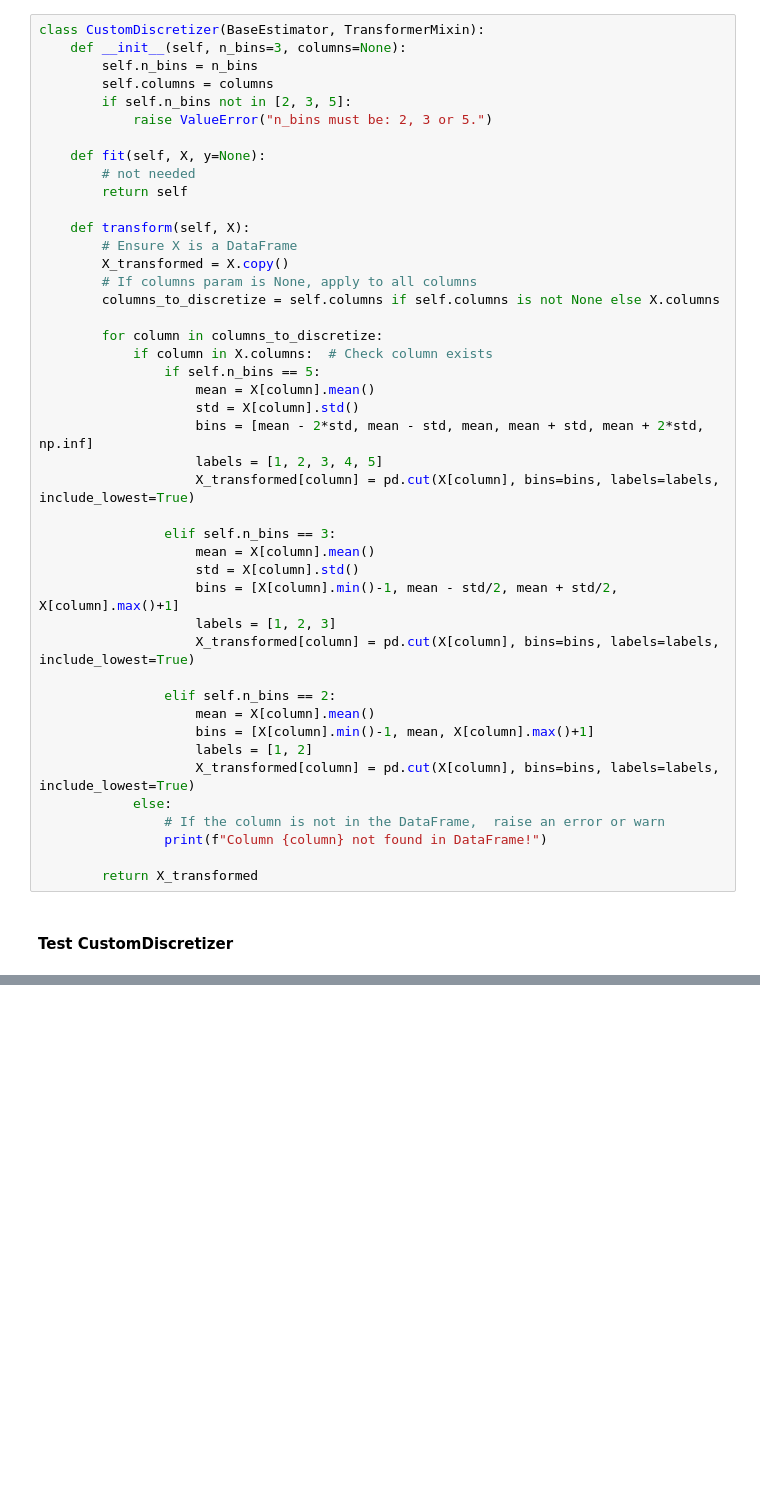
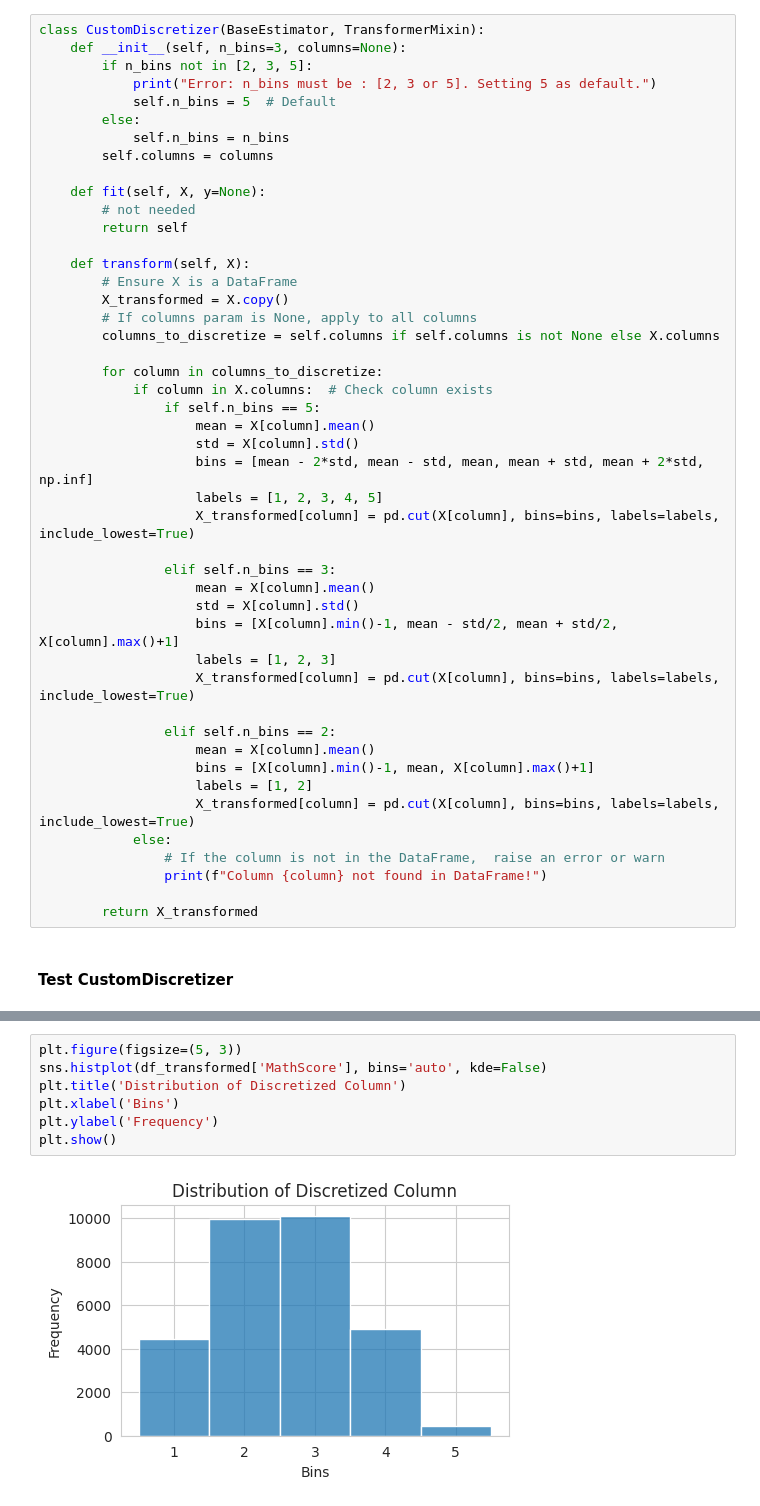
Before and after one commit to A-Hoenig/student-AI, a Jupyter notebook: jupyter_notebooks/Notebook_8_math_model_classification.ipynb, the cells around one changed output, grey strips where cells are left out. Saved outputs shown, nothing was run; the diff lists cells and outputs as text; blank space fills up the shorter version.

Commit message:
visualise custom transformer output

```diff
--- a/jupyter_notebooks/Notebook_8_math_model_classification.ipynb
+++ b/jupyter_notebooks/Notebook_8_math_model_classification.ipynb
@@ -218,10 +218,12 @@ Criteria for boundaries is based on calculated mean and standard deviation.
 # %%
 class CustomDiscretizer(BaseEstimator, TransformerMixin):
     def __init__(self, n_bins=3, columns=None):
-        self.n_bins = n_bins
+        if n_bins not in [2, 3, 5]:
+            print("Error: n_bins must be : [2, 3 or 5]. Setting 5 as default.")
+            self.n_bins = 5  # Default
+        else:
+            self.n_bins = n_bins
         self.columns = columns
-        if self.n_bins not in [2, 3, 5]:
-            raise ValueError("n_bins must be: 2, 3 or 5.")
 
     def fit(self, X, y=None):
         # not needed
@@ -274,0 +279,9 @@ df_transformed.head()
+# %%
+plt.figure(figsize=(5, 3))
+sns.histplot(df_transformed['MathScore'], bins='auto', kde=False)
+plt.title('Distribution of Discretized Column')
+plt.xlabel('Bins')
+plt.ylabel('Frequency')
+plt.show()
+# %% [output]
+[figure, added]
```
Also changed, not shown: parts of 1 cell of this notebook.
